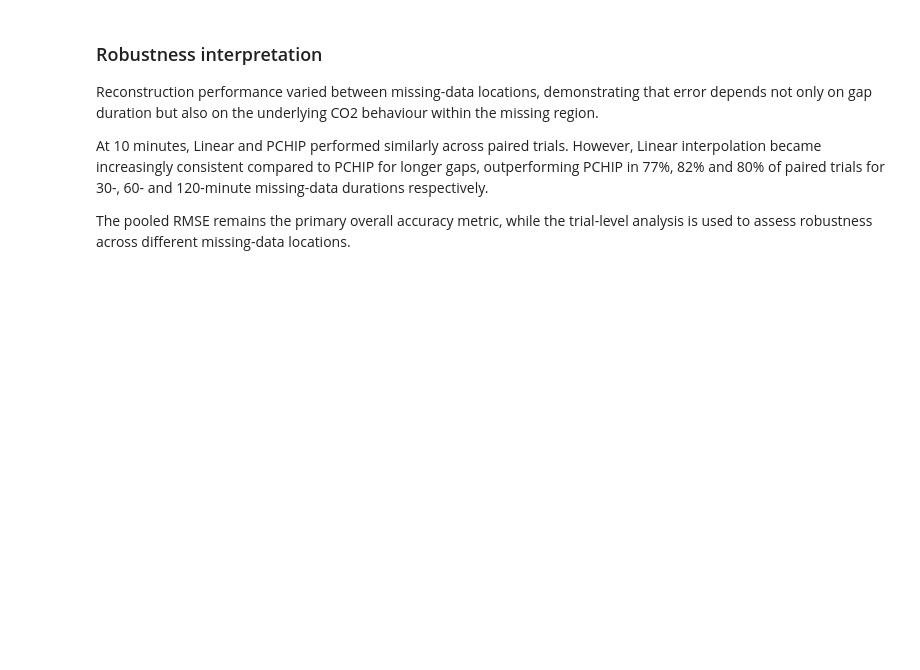
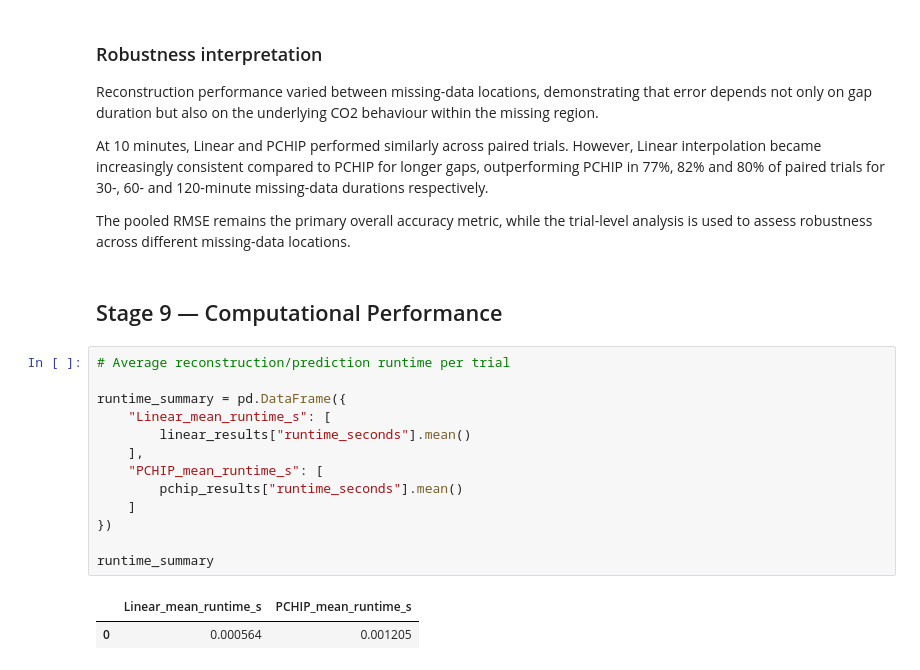
Before and after one commit to erica-teoh/MMA3001-CO2-Reconstruction, a Jupyter notebook: MMA3001_CO2_Reconstruction.ipynb, the cells around one changed output. Drawn from its saved outputs; the diff is of its cells as text; blank space fills up the shorter version.

```diff
--- a/MMA3001_CO2_Reconstruction.ipynb
+++ b/MMA3001_CO2_Reconstruction.ipynb
@@ -1827,3 +1827,21 @@ Reconstruction performance varied between missing-data locations, demonstrating
 At 10 minutes, Linear and PCHIP performed similarly across paired trials. However, Linear interpolation became increasingly consistent compared to PCHIP for longer gaps, outperforming PCHIP in 77%, 82% and 80% of paired trials for 30-, 60- and 120-minute missing-data durations respectively.
 
 The pooled RMSE remains the primary overall accuracy metric, while the trial-level analysis is used to assess robustness across different missing-data locations.
+# %% [markdown]
+## Stage 9 — Computational Performance
+# %%
+# Average reconstruction/prediction runtime per trial
+
+runtime_summary = pd.DataFrame({
+    "Linear_mean_runtime_s": [
+        linear_results["runtime_seconds"].mean()
+    ],
+    "PCHIP_mean_runtime_s": [
+        pchip_results["runtime_seconds"].mean()
+    ]
+})
+
+runtime_summary
+# %% [output]
+|  | Linear_mean_runtime_s | PCHIP_mean_runtime_s |
+| 0 | 0.000564 | 0.001205 |
```
Also changed, not shown: parts of 5 cells of this notebook.
